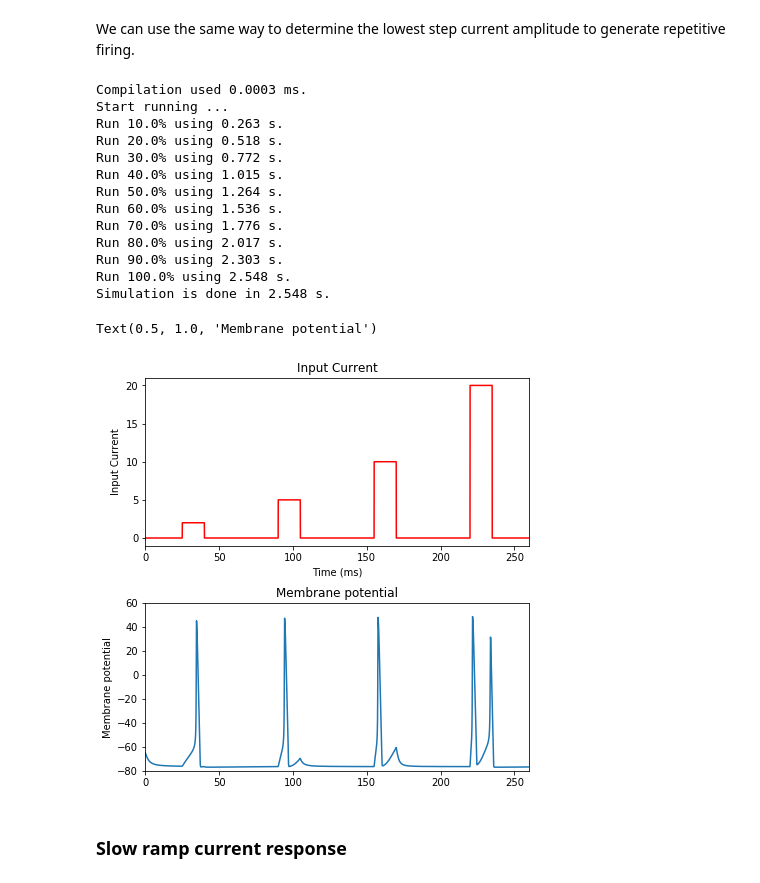
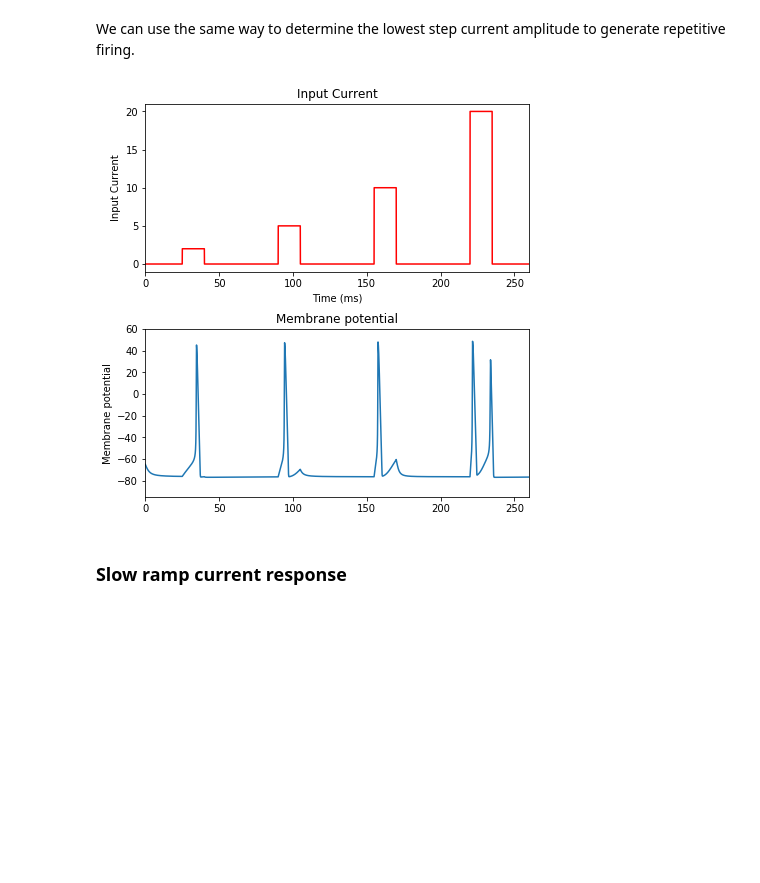
Before and after one commit to Gracewx/BrainPy-Models, a Jupyter notebook: docs/neurons/HH_model.ipynb, the cells around one changed output. Drawn from its saved outputs; the diff is of its cells as text; code cells hidden in the pictures; blank space fills up the shorter version.

```diff
--- a/docs/neurons/HH_model.ipynb
+++ b/docs/neurons/HH_model.ipynb
@@ -26,7 +26,7 @@ import npbrain.numpy as np
 We'll define the neuron states using an `NeuState` object named "ST" to define all variables and set default values.
 # %%
 # define variables and initial values
-ST = nb.types.NeuState({'V': -65.,
+ST = bp.types.NeuState({'V': -65.,
        'm': 0.05, 'h': 0.60, 'n': 0.32, 'spike': 0., 'input': 0.},
        help='Hodgkin–Huxley neuron state.\n'
               '"V" denotes membrane potential.\n'
@@ -561,65 +595,25 @@ It seems that $I_{min}$ is between 2.65 and 2.8.
 #### Minimal current to generate repetitive firing
 # %% [markdown]
 We can use the same way to determine the lowest step current amplitude to generate repetitive firing.
-# %%
-# apply several step currents
-amplitudes = [2., 5., 10., 20.]  # step current amplitude
-
-stim_interval = 25.
-stim_dur = 15.   # stimulation duration
-I = []
-
-for amplitude in amplitudes:
-    I.append((0., stim_interval))
-    I.append((amplitude, stim_dur))
-    I.append((0., stim_interval))
-
-(step_I, duration) = nb.inputs.constant_current(I)
-
-# create HH neuron
-neuron = nb.NeuGroup(HH, geometry=(1,), monitors=['spike', 'V', 'm', 'h', 'n'], pars_update={'noise': 0.})
-
-# create network
-network = nb.Network(neuron)
-
-# apply input current to the network
-network.run(duration=duration, inputs=[neuron, 'ST.input', step_I], report=True)
-
-# read time sequence
-ts = network.ts
-fig, gs = nb.visualize.get_figure(2, 1, 3, 6)
-
-# plot input current
-fig.add_subplot(gs[0, 0])
-plt.plot(ts, step_I, color = 'red')
-plt.ylabel('Input Current')
-plt.xlim(-0.1, network._run_time + 0.1)
-plt.xlabel('Time (ms)')
-plt.title('Input Current')
-
-# plot membrane potential
-fig.add_subplot(gs[1, 0])
-plt.plot(ts, neuron.mon.V[:, 0])
-plt.ylabel('Membrane potential')
-plt.xlim(-0.1, network._run_time + 0.1)
-plt.ylim(-80., 60.)
-plt.title('Membrane potential')
-# %% [output]
-Compilation used 0.0003 ms.
-Start running ...
-Run 10.0% using 0.263 s.
-Run 20.0% using 0.518 s.
-Run 30.0% using 0.772 s.
-Run 40.0% using 1.015 s.
-Run 50.0% using 1.264 s.
-Run 60.0% using 1.536 s.
-Run 70.0% using 1.776 s.
-Run 80.0% using 2.017 s.
-Run 90.0% using 2.303 s.
-Run 100.0% using 2.548 s.
-Simulation is done in 2.548 s.
-Text(0.5, 1.0, 'Membrane potential')
-[figure, removed]
+# %%
+# apply several step currents
+amplitudes = [2., 5., 10., 20.]  # step current amplitude
+
+stim_interval = 25.
+stim_dur = 15.   # stimulation duration
+I = []
+
+for amplitude in amplitudes:
+    I.append((0., stim_interval))
+    I.append((amplitude, stim_dur))
+    I.append((0., stim_interval))
+
+(step_I, duration) = bp.inputs.constant_current(I)
+
+# run simulation
+HH_simulate(input_current=step_I, duration=duration)
+# %% [output]
+[figure, added]
 # %% [markdown]
 ### Slow ramp current response
 # %% [markdown]
```
Also changed, not shown: parts of 28 cells of this notebook.
